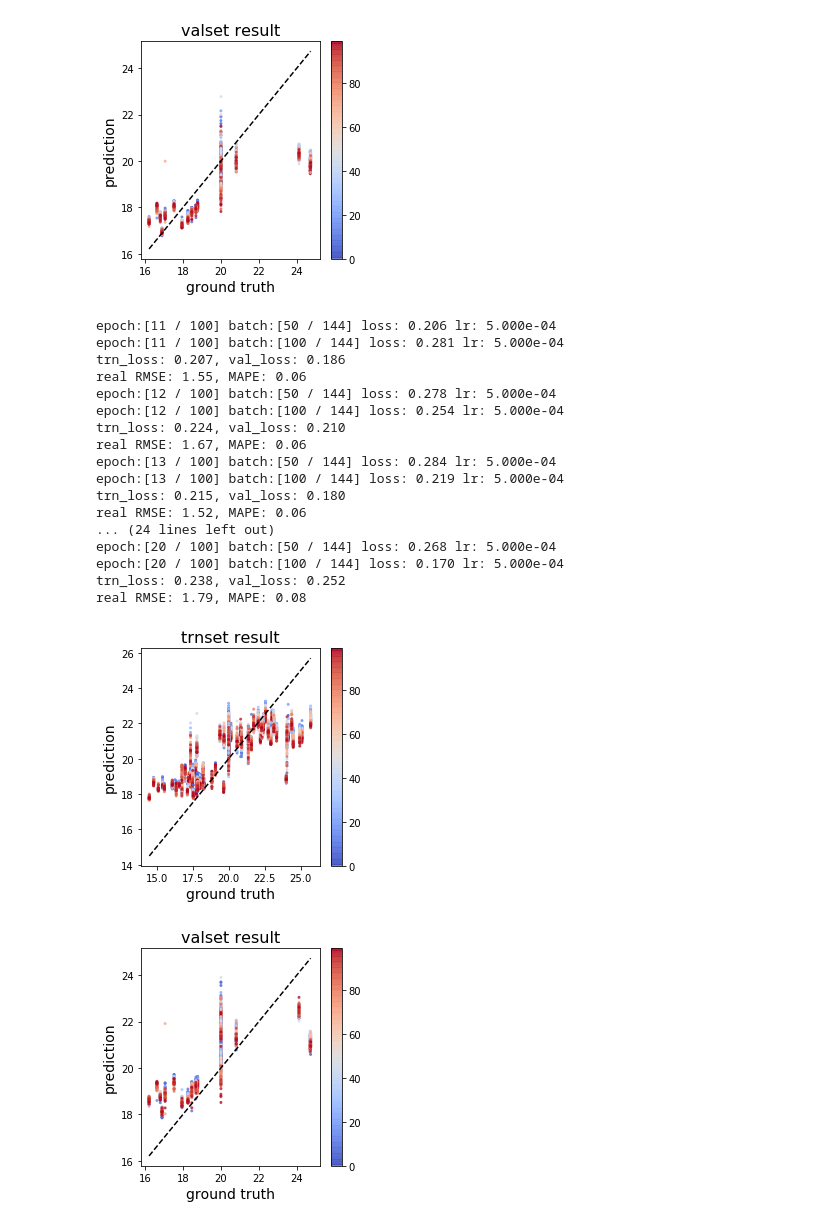
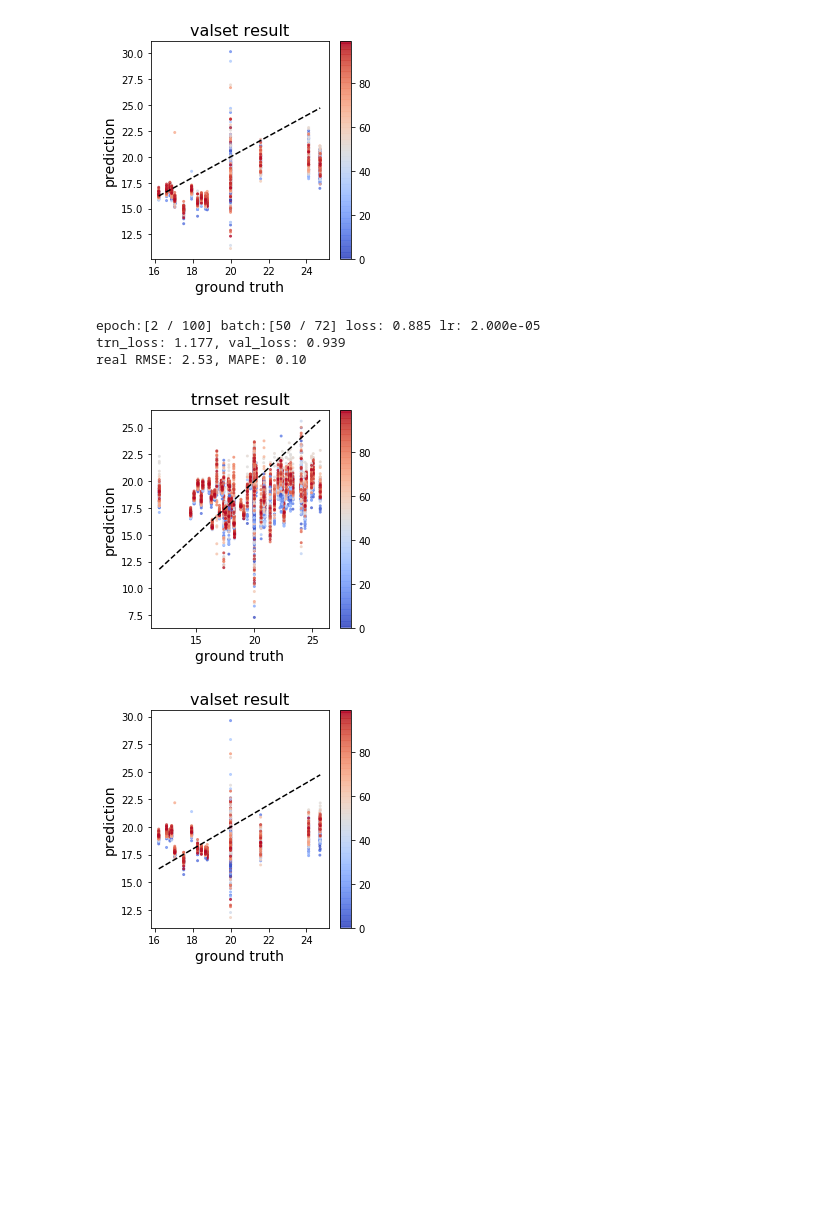
Before and after one commit to JieChungChen/battery_prediction_model_reproduction, a Jupyter notebook: demo/dimreduct2_train_demo.ipynb, the cells around one changed output. Cells and saved outputs as stored; diff of their text form; code cells hidden in the pictures; blank space fills up the shorter version.

```diff
--- a/demo/dimreduct2_train_demo.ipynb
+++ b/demo/dimreduct2_train_demo.ipynb
@@ -13,7 +13,7 @@ from utils import *
 # %%
 def get_args_parser():
     parser = argparse.ArgumentParser('Discharge Model Feature Selector Training', add_help=False)
-    parser.add_argument('--batch_size', default=64, type=int)
+    parser.add_argument('--batch_size', default=128, type=int)
     parser.add_argument('--epochs', default=100, type=int)
     parser.add_argument('--seed', default=41, type=int)
     parser.add_argument('--detail_step', default=50, type=int)
@@ -25,9 +25,9 @@ def get_args_parser():
     parser.add_argument('--checkpoint', default='.pth', type=str)
 
     # Hyperparameters
-    parser.add_argument('--weight_decay', type=float, default=1e-3)
-    parser.add_argument('--lr', type=float, default=5e-4, metavar='LR')
-    parser.add_argument('--lr_schedule', type=bool, default=False, metavar='LR')
+    parser.add_argument('--weight_decay', type=float, default=1e-4)
+    parser.add_argument('--lr', type=float, default=1e-4, metavar='LR')
+    parser.add_argument('--lr_schedule', type=bool, default=True, metavar='LR')
     parser.add_argument('--min_lr', type=float, default=1e-5, metavar='LR')
     parser.add_argument('--warm_up', type=int, default=10, metavar='LR')
     parser.add_argument('--delta', type=int, default=1)
@@ -47,16 +47,16 @@ val_set = Feature_Selector_Dataset(train=False, pred_target=args.pred_target, pa
 trn_loader = DataLoader(trn_set, batch_size=args.batch_size, num_workers=0, drop_last=False, shuffle=True)
 val_loader = DataLoader(val_set, batch_size=args.batch_size, num_workers=0, drop_last=False, shuffle=False)
 
-model = discharge_model.__dict__[args.model_name](4, 1, 0.2).apply(init_weights).cuda()
+model = discharge_model.__dict__[args.model_name](4, 1, 0.16).apply(init_weights).cuda()
 if args.finetune:
     model.load_state_dict(torch.load(args.checkpoint))
 summary(model, (4, 500))
 
 optimizer = optim.AdamW(model.parameters(), lr=args.lr, amsgrad=True, weight_decay=args.weight_decay)
 criterion = nn.MSELoss()
-criterion = nn.HuberLoss(delta=args.delta)
+# criterion = nn.HuberLoss(delta=args.delta)
 
-best_rmse = 1000
+best_rmse, best_mape = 1000, 1000
 trn_loss_record, val_loss_record = [], []
 for epoch in range(args.epochs):
     model.train()
@@ -94,12 +94,13 @@ for epoch in range(args.epochs):
         print('trn_loss: %.3f, val_loss: %.3f' % ((trn_loss/trn_batch), (val_loss/val_batch)))
 
     # inverse transform to real target
-    rmse, mape = real_RMSE_and_MAPE(model, val_loader, args.pred_target)
-    print('real RMSE: %.2f, MAPE: %.2f' % (rmse, mape))
-    if (epoch+1)%10 == 0:
+    val_rmse, val_mape = real_RMSE_and_MAPE(model, val_loader, args.pred_target)
+    print('real RMSE: %.2f, MAPE: %.2f' % (val_rmse, val_mape))
+    if val_rmse < best_rmse:
+        best_rmse, best_mape = val_rmse, val_mape
         pred_result(model, trn_set, 'trn', args.pred_target)
         pred_result(model, val_set, 'val', args.pred_target)
-torch.save(model.state_dict(), args.model_name+'_seed'+str(args.seed)+'.pth')
+        torch.save(model.state_dict(), args.model_name+'_seed'+str(args.seed)+'.pth')
 
 # training finished
 loss_profile(trn_loss_record, val_loss_record)
@@ -125,20 +126,6 @@ real RMSE: 1.75, MAPE: 0.05
-[figure, old version]
+[figure, new version]
-epoch:[11 / 100] batch:[50 / 144] loss: 0.206 lr: 5.000e-04
-epoch:[11 / 100] batch:[100 / 144] loss: 0.281 lr: 5.000e-04
-trn_loss: 0.207, val_loss: 0.186
-real RMSE: 1.55, MAPE: 0.06
-epoch:[12 / 100] batch:[50 / 144] loss: 0.278 lr: 5.000e-04
-epoch:[12 / 100] batch:[100 / 144] loss: 0.254 lr: 5.000e-04
-trn_loss: 0.224, val_loss: 0.210
-real RMSE: 1.67, MAPE: 0.06
-epoch:[13 / 100] batch:[50 / 144] loss: 0.284 lr: 5.000e-04
-epoch:[13 / 100] batch:[100 / 144] loss: 0.219 lr: 5.000e-04
-trn_loss: 0.215, val_loss: 0.180
-real RMSE: 1.52, MAPE: 0.06
-... (24 lines left out)
-epoch:[20 / 100] batch:[50 / 144] loss: 0.268 lr: 5.000e-04
-epoch:[20 / 100] batch:[100 / 144] loss: 0.170 lr: 5.000e-04
-trn_loss: 0.238, val_loss: 0.252
-real RMSE: 1.79, MAPE: 0.08
+epoch:[2 / 100] batch:[50 / 72] loss: 0.885 lr: 2.000e-05
+trn_loss: 1.177, val_loss: 0.939
+real RMSE: 2.53, MAPE: 0.10
-[figure, old version]
+[figure, new version]
-[figure, old version]
+[figure, new version]
```
Also changed, not shown: parts of 1 cell of this notebook, 1 other file.
